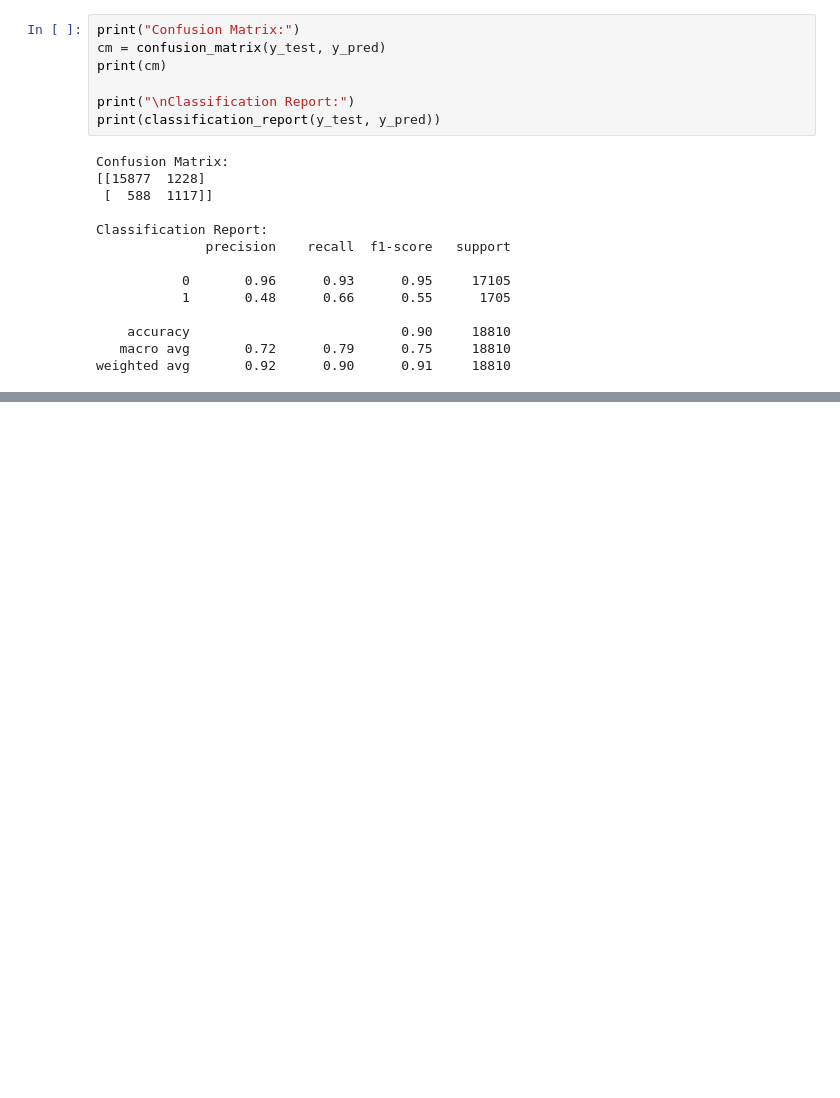
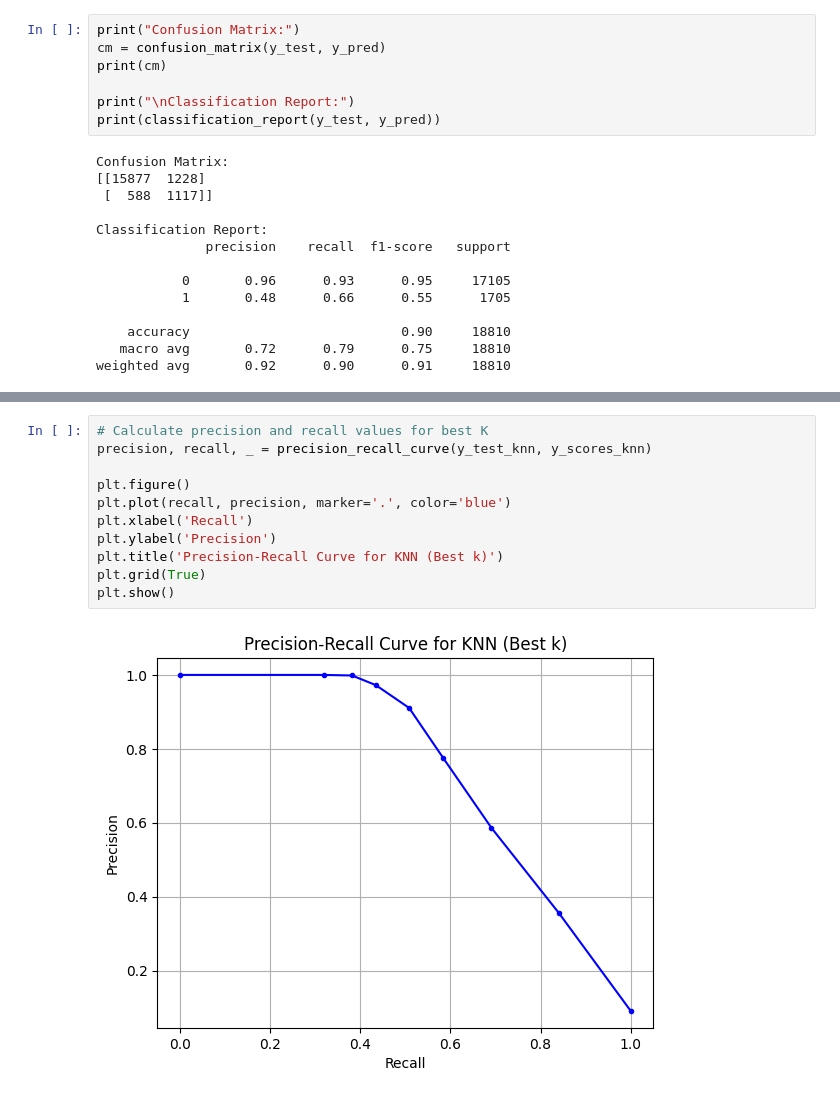
Before and after one commit to alankriti-dubey/DIC-Project, a Jupyter notebook: src/DIC_phase2-checkpoint.ipynb, the cells around one changed output, grey strips where cells are left out. Drawn from its saved outputs; the diff is of its cells as text; blank space fills up the shorter version.

```diff
--- a/src/DIC_phase2-checkpoint.ipynb
+++ b/src/DIC_phase2-checkpoint.ipynb
@@ -357,0 +524,13 @@ plot_decision_boundary(nb_pca_model, X_test_pca, y_test, title='Naive Bayes Deci
+# %%
+# Calculate precision and recall values for best K
+precision, recall, _ = precision_recall_curve(y_test_knn, y_scores_knn)
+
+plt.figure()
+plt.plot(recall, precision, marker='.', color='blue')
+plt.xlabel('Recall')
+plt.ylabel('Precision')
+plt.title('Precision-Recall Curve for KNN (Best k)')
+plt.grid(True)
+plt.show()
+# %% [output]
+[figure, added]
```
Also changed, not shown: parts of 42 cells of this notebook.
